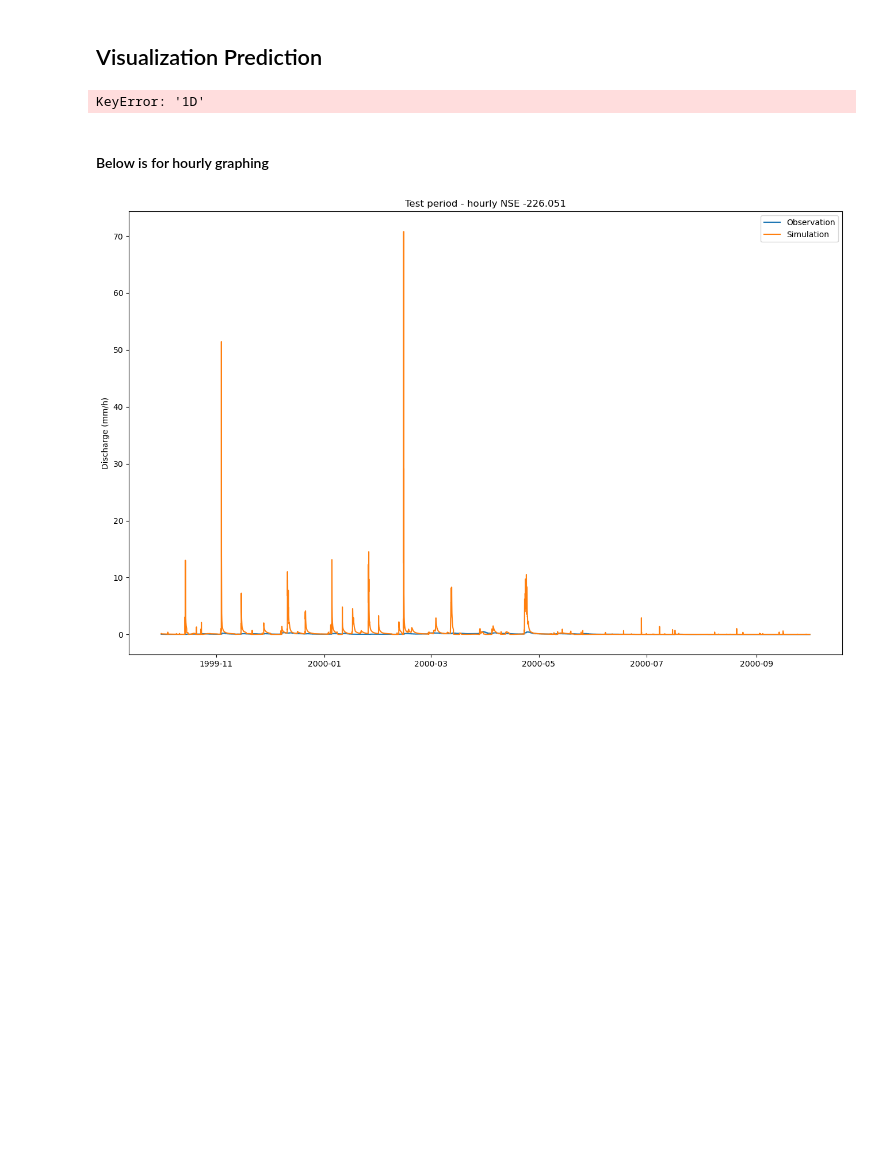
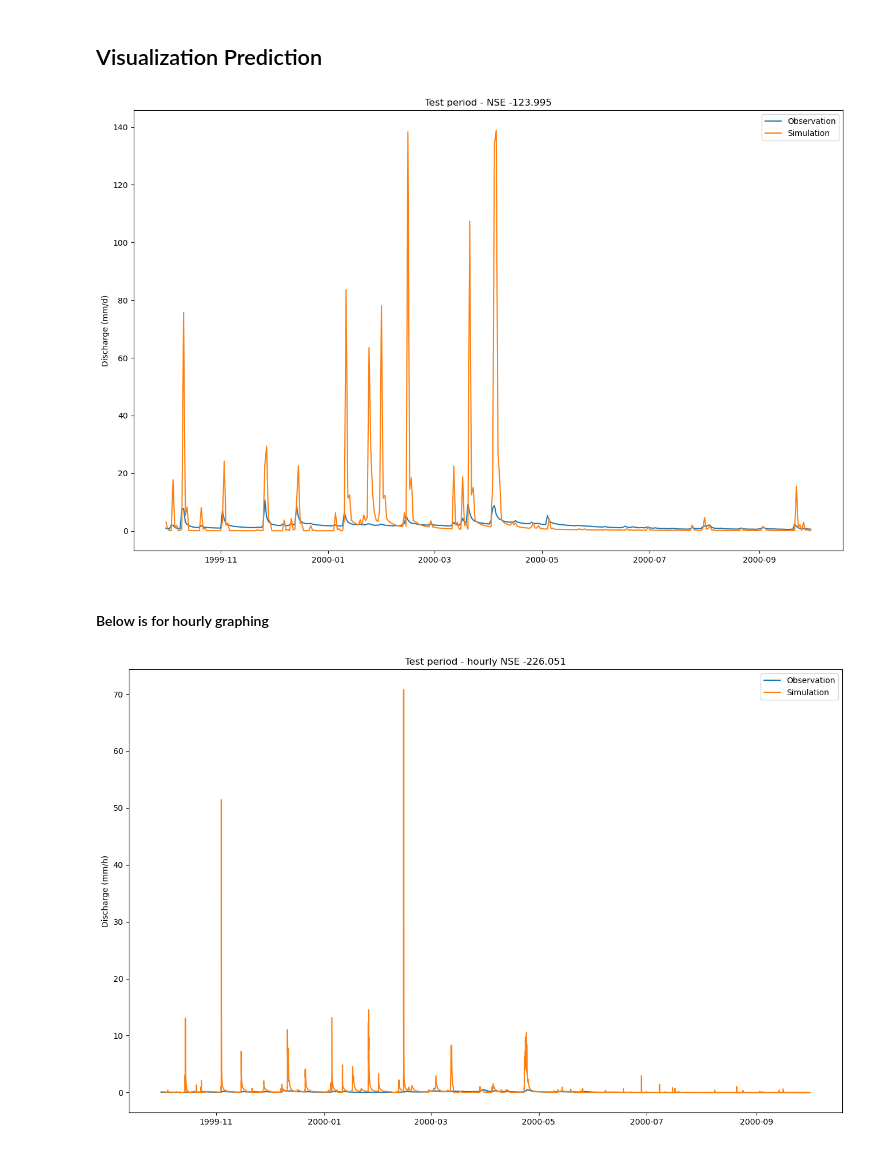
Before and after one commit to mines-ciroh/neuralhydrology, a Jupyter notebook: examples/07-DifferentialCFE-Model/testRun.ipynb, the cells around one changed output. Cells and saved outputs as stored; diff of their text form; code cells hidden in the pictures; blank space fills up the shorter version.

Commit message:
Added more test cases for no-snow basins

```diff
--- a/examples/07-DifferentialCFE-Model/testRun.ipynb
+++ b/examples/07-DifferentialCFE-Model/testRun.ipynb
@@ -285,7 +285,7 @@ CPU
 # %% [markdown]
 ## Evaluating the Model
 # %%
-run_dir = Path("runs/testdCFEpetSpinup_run_1912_222219")
+run_dir = Path("runs/TestdCFEpetDaily_run01031500_2112_233534")
 #run_dir = Path("runs/testdCFEpetDaily_run_0612_172530")
 eval_run(run_dir=run_dir, period="test")
 # %% [output]
@@ -297,19 +297,20 @@ eval_run(run_dir=run_dir, period="test")
 # %%
 with open(run_dir / "test" / "model_epoch030" / "test_results.p", "rb") as fp: # we only have 30 epoch max
     results = pickle.load(fp)
 
 results.keys()
 # extract observations and simulations
-qobs = results['01022500']['1D']['xr']['QObs(mm/d)_obs']
-qsim = results['01022500']['1D']['xr']['QObs(mm/d)_sim']
+qobs = results['02177000']['1D']['xr']['QObs(mm/d)_obs']
+qsim = results['02177000']['1D']['xr']['QObs(mm/d)_sim']
 
 fig, ax = plt.subplots(figsize=(16,10))
-ax.plot(qobs['date'], qobs)
-ax.plot(qsim['date'], qsim)
+ax.plot(qobs['date'], qobs, label="Observation")
+ax.plot(qsim['date'], qsim, label="Simulation")
 ax.set_ylabel("Discharge (mm/d)")
-ax.set_title(f"Test period - NSE {results['01022500']['1D']['NSE']:.3f}")
+ax.set_title(f"Test period - NSE {results['02177000']['1D']['NSE']:.3f}")
+_ = ax.legend()
 # %% [output]
-KeyError: '1D'
+[figure, added]
 # %% [markdown]
 #### Below is for hourly graphing
 # %%
```
Also changed, not shown: parts of 2 cells of this notebook, 6 other files.
